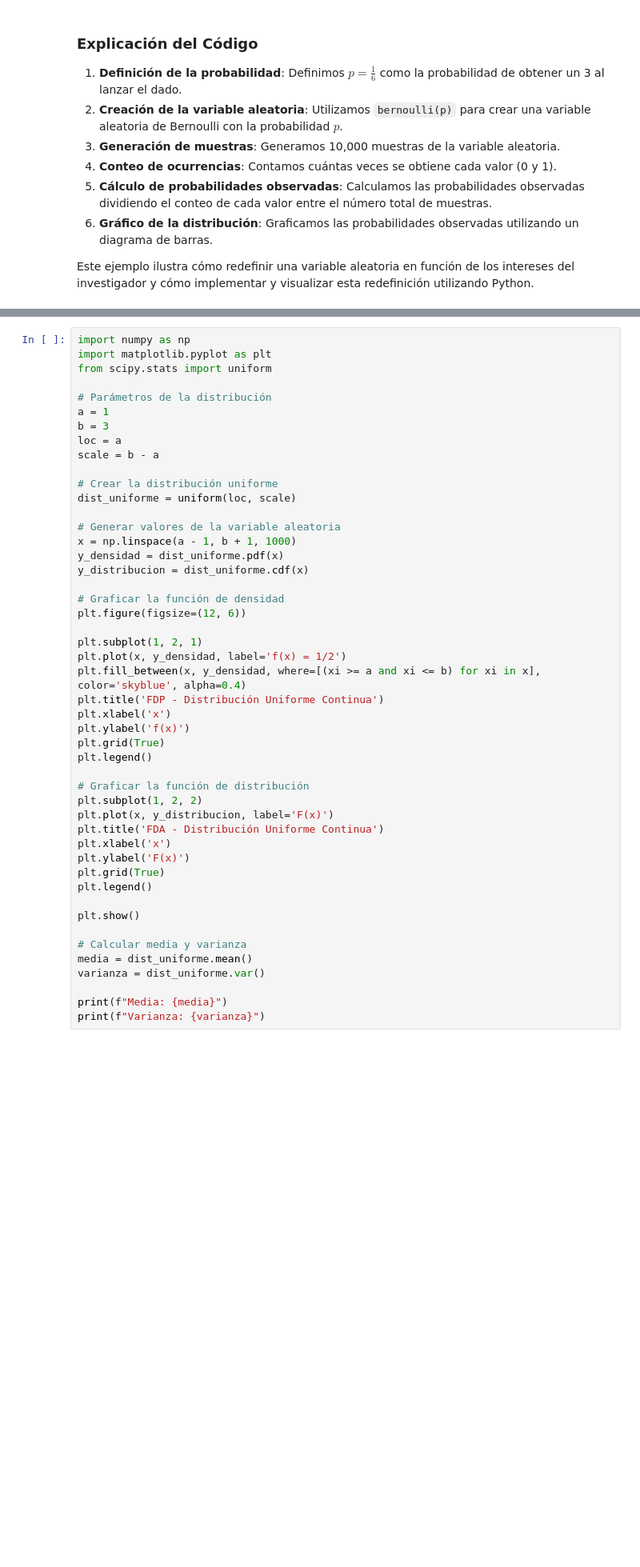
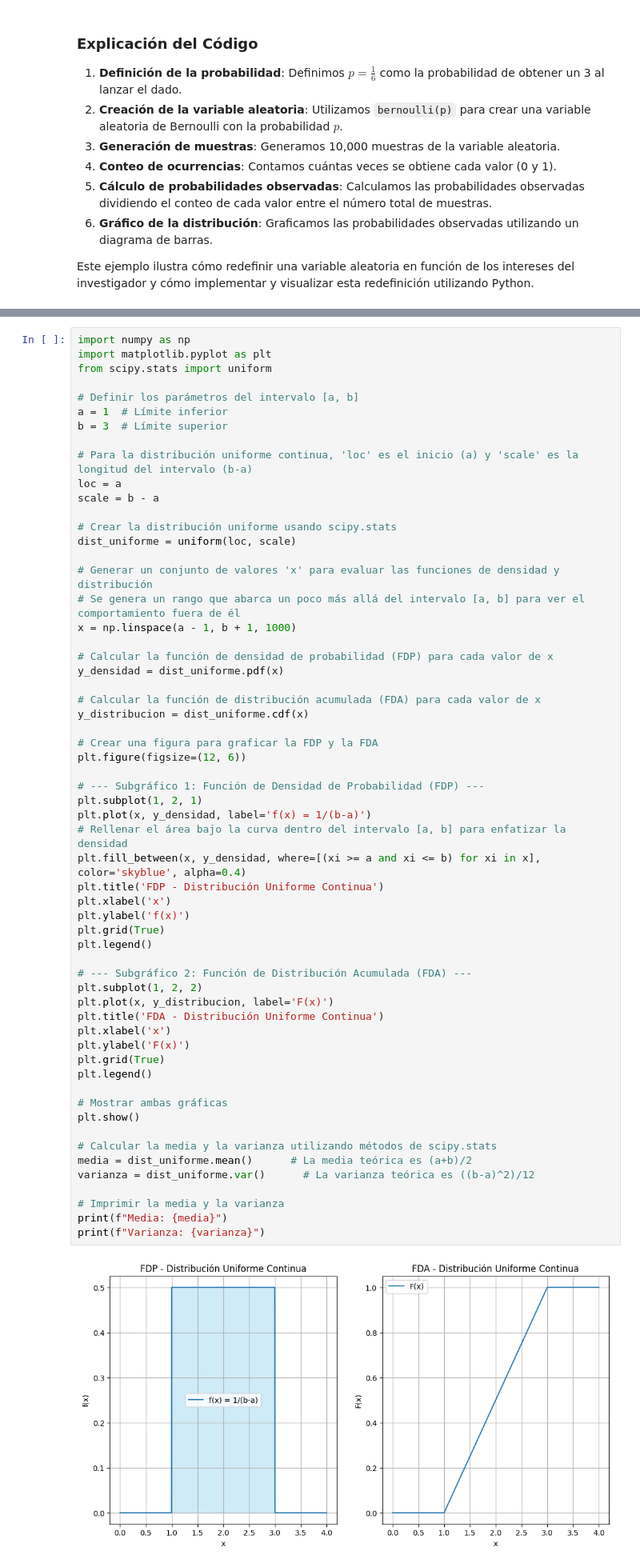
Before and after one commit to abxda/python-stats, a Jupyter notebook: STAT_Tema_4_Distribuciones_de_variables_discretas_Uniforme_Binomial.ipynb, the cells around one changed output, grey strips where cells are left out. Shown at 80% size. Drawn from its saved outputs; the diff is of its cells as text; blank space fills up the shorter version.

```diff
--- a/STAT_Tema_4_Distribuciones_de_variables_discretas_Uniforme_Binomial.ipynb
+++ b/STAT_Tema_4_Distribuciones_de_variables_discretas_Uniforme_Binomial.ipynb
@@ -364,46 +485,59 @@ import numpy as np
 import matplotlib.pyplot as plt
 from scipy.stats import uniform
 
-# Parámetros de la distribución
-a = 1
-b = 3
+# Definir los parámetros del intervalo [a, b]
+a = 1  # Límite inferior
+b = 3  # Límite superior
+
+# Para la distribución uniforme continua, 'loc' es el inicio (a) y 'scale' es la longitud del intervalo (b-a)
 loc = a
 scale = b - a
 
-# Crear la distribución uniforme
+# Crear la distribución uniforme usando scipy.stats
 dist_uniforme = uniform(loc, scale)
 
-# Generar valores de la variable aleatoria
+# Generar un conjunto de valores 'x' para evaluar las funciones de densidad y distribución
+# Se genera un rango que abarca un poco más allá del intervalo [a, b] para ver el comportamiento fuera de él
 x = np.linspace(a - 1, b + 1, 1000)
+
+# Calcular la función de densidad de probabilidad (FDP) para cada valor de x
 y_densidad = dist_uniforme.pdf(x)
+
+# Calcular la función de distribución acumulada (FDA) para cada valor de x
 y_distribucion = dist_uniforme.cdf(x)
 
-# Graficar la función de densidad
+# Crear una figura para graficar la FDP y la FDA
 plt.figure(figsize=(12, 6))
 
+# --- Subgráfico 1: Función de Densidad de Probabilidad (FDP) ---
 plt.subplot(1, 2, 1)
-plt.plot(x, y_densidad, label='f(x) = 1/2')
+plt.plot(x, y_densidad, label='f(x) = 1/(b-a)')
+# Rellenar el área bajo la curva dentro del intervalo [a, b] para enfatizar la densidad
 plt.fill_between(x, y_densidad, where=[(xi >= a and xi <= b) for xi in x], color='skyblue', alpha=0.4)
 plt.title('FDP - Distribución Uniforme Continua')
 plt.xlabel('x')
 plt.ylabel('f(x)')
 plt.grid(True)
 plt.legend()
 
-# Graficar la función de distribución
+# --- Subgráfico 2: Función de Distribución Acumulada (FDA) ---
 plt.subplot(1, 2, 2)
 plt.plot(x, y_distribucion, label='F(x)')
 plt.title('FDA - Distribución Uniforme Continua')
 plt.xlabel('x')
 plt.ylabel('F(x)')
 plt.grid(True)
 plt.legend()
 
+# Mostrar ambas gráficas
 plt.show()
 
-# Calcular media y varianza
-media = dist_uniforme.mean()
-varianza = dist_uniforme.var()
+# Calcular la media y la varianza utilizando métodos de scipy.stats
+media = dist_uniforme.mean()      # La media teórica es (a+b)/2
+varianza = dist_uniforme.var()      # La varianza teórica es ((b-a)^2)/12
 
+# Imprimir la media y la varianza
 print(f"Media: {media}")
 print(f"Varianza: {varianza}")
+# %% [output]
+[figure, added]
```
Also changed, not shown: parts of 30 cells of this notebook.
